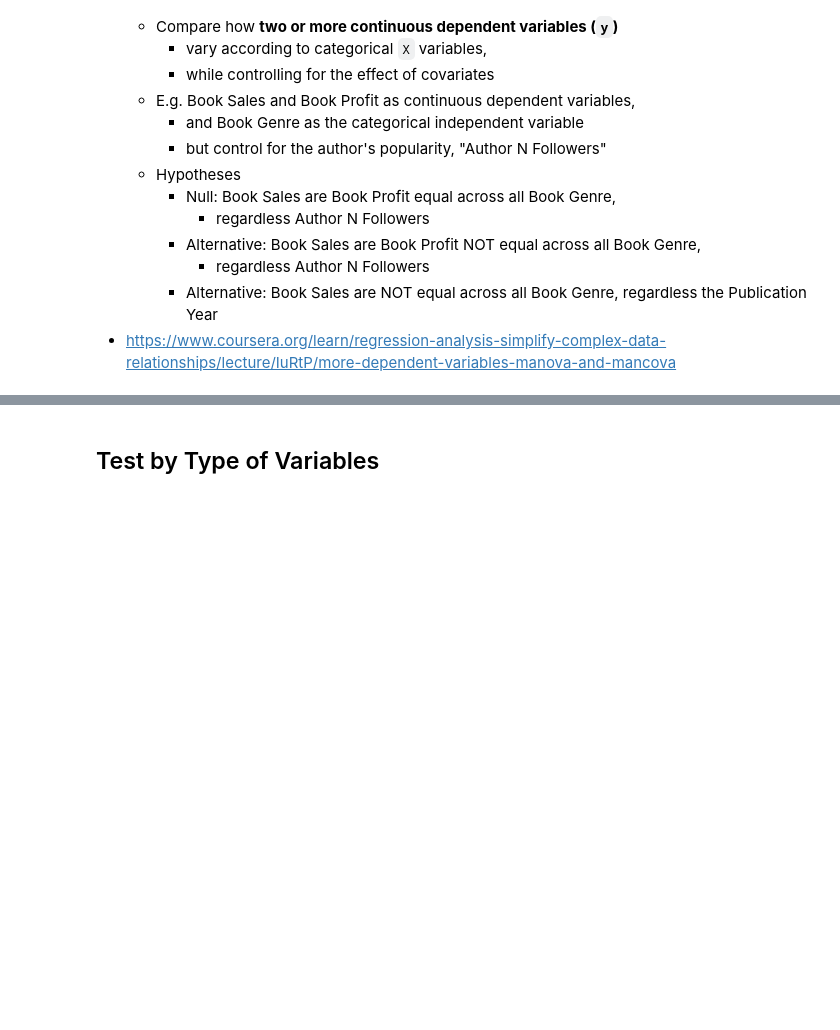
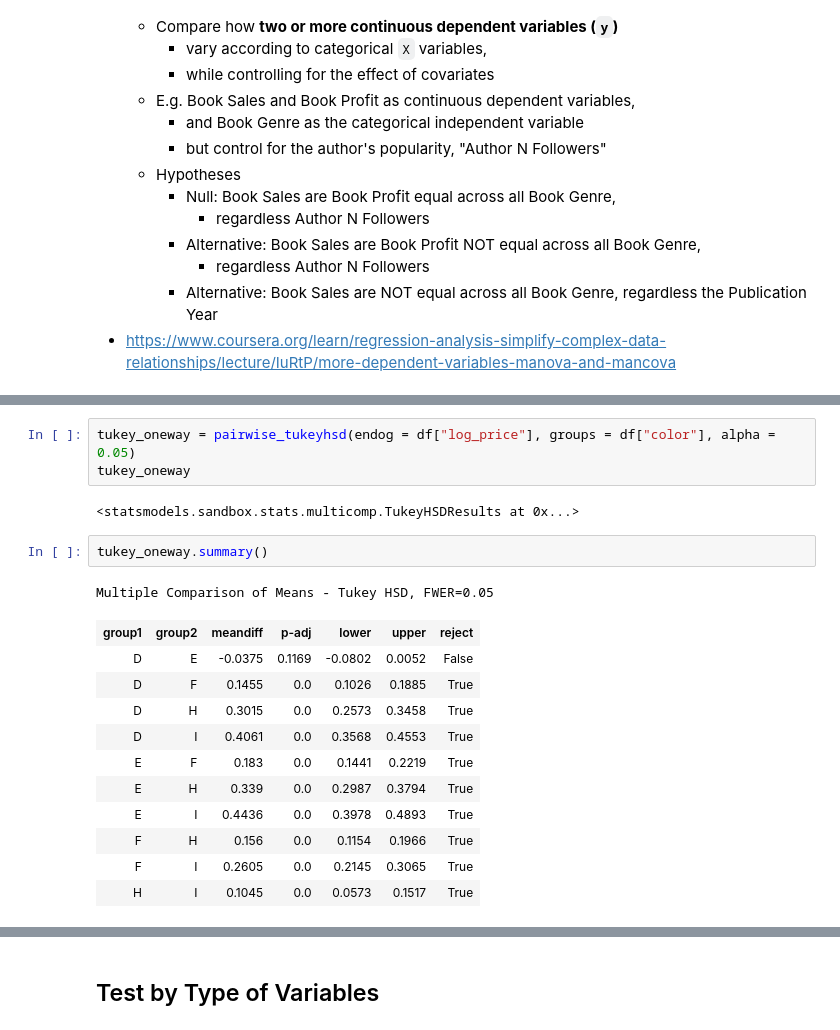
Before and after one commit to davilayang/learning-resources, a Jupyter notebook: coursera/advanced-data-analytics/stats-in-action/4-hypothesis-testing.ipynb, the cells around one changed output, grey strips where cells are left out. Cells and saved outputs as stored; diff of their text form; blank space fills up the shorter version.

```diff
--- a/coursera/advanced-data-analytics/stats-in-action/4-hypothesis-testing.ipynb
+++ b/coursera/advanced-data-analytics/stats-in-action/4-hypothesis-testing.ipynb
@@ -394,0 +522,20 @@ diamonds.head()
+# %%
+tukey_oneway = pairwise_tukeyhsd(endog = df["log_price"], groups = df["color"], alpha = 0.05)
+tukey_oneway
+# %% [output]
+<statsmodels.sandbox.stats.multicomp.TukeyHSDResults at 0x...>
+# %%
+tukey_oneway.summary()
+# %% [output]
+Multiple Comparison of Means - Tukey HSD, FWER=0.05
+| group1 | group2 | meandiff | p-adj | lower | upper | reject |
+| D | E | -0.0375 | 0.1169 | -0.0802 | 0.0052 | False |
+| D | F | 0.1455 | 0.0 | 0.1026 | 0.1885 | True |
+| D | H | 0.3015 | 0.0 | 0.2573 | 0.3458 | True |
+| D | I | 0.4061 | 0.0 | 0.3568 | 0.4553 | True |
+| E | F | 0.183 | 0.0 | 0.1441 | 0.2219 | True |
+| E | H | 0.339 | 0.0 | 0.2987 | 0.3794 | True |
+| E | I | 0.4436 | 0.0 | 0.3978 | 0.4893 | True |
+| F | H | 0.156 | 0.0 | 0.1154 | 0.1966 | True |
+| F | I | 0.2605 | 0.0 | 0.2145 | 0.3065 | True |
+| H | I | 0.1045 | 0.0 | 0.0573 | 0.1517 | True |
```
Also changed, not shown: parts of 35 cells of this notebook, 1 other file.
